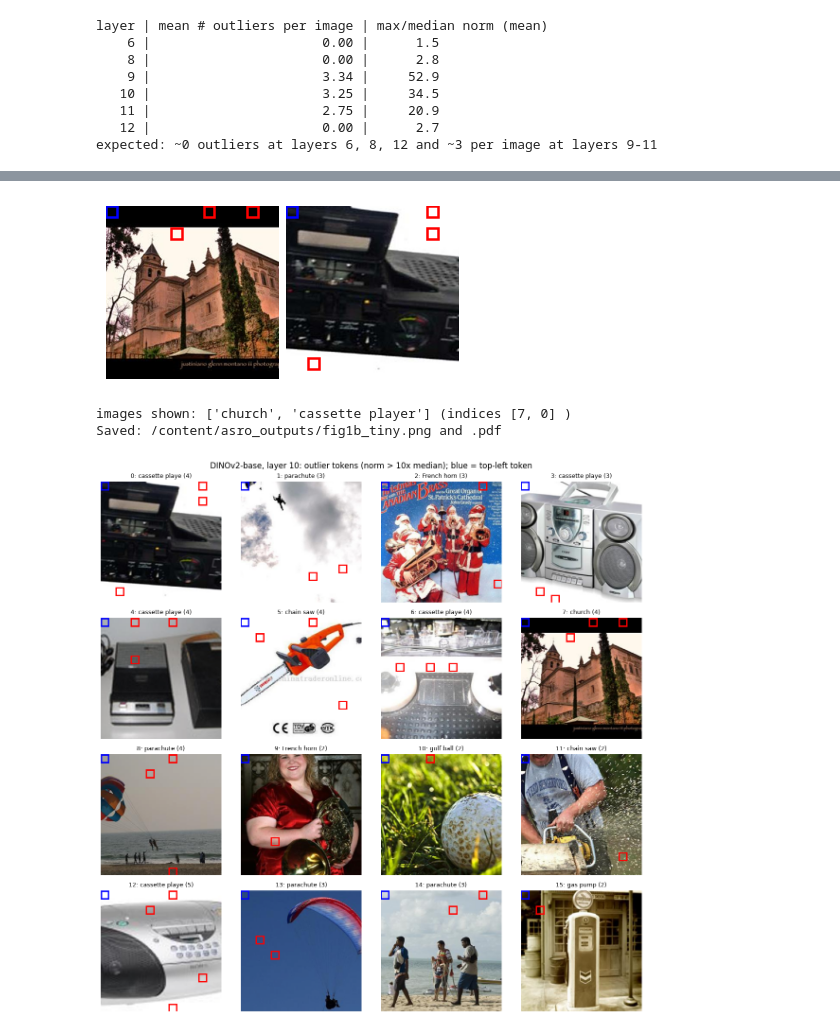
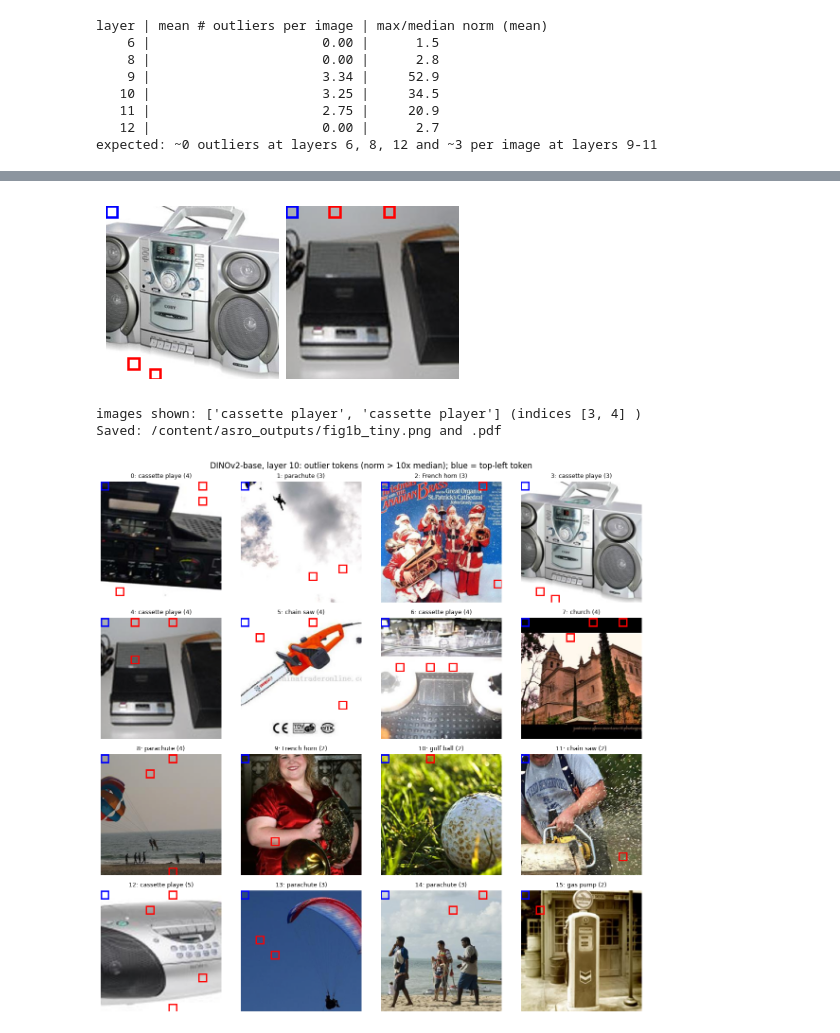
Before and after one commit to Savithakn/asro-pilot, a Jupyter notebook: notebooks/asro_pilot_v0.ipynb, the cells around one changed output, grey strips where cells are left out. Cells and saved outputs as stored; diff of their text form; code cells hidden in the pictures.

```diff
--- a/notebooks/asro_pilot_v0.ipynb
+++ b/notebooks/asro_pilot_v0.ipynb
@@ -553,25 +549,22 @@ expected (12 Nov run): corner share 1.00; redundancy ~0.67 vs ~0.42; border shar
 # %%
 # Cell 14 - Figure 1b for the proposal (tiny, two images without people), blue = top-left token, red = other outliers
 import matplotlib.patches
-WANT = ["church", "cassette player"]                     # classes with plain regions and no people
 names = [class_name(l) for l in labels]
-SHOW = [names.index(w) for w in WANT if w in names][:2]
-SHOW += [i for i in range(len(images)) if i not in SHOW][:2 - len(SHOW)]   # fallback if a class is missing
-m = outl[10]
+SHOW = [3, 4]          # cassette player (white background) + cassette recorder (grey surface)
 fig, axes = plt.subplots(1, 2, figsize=(3.6, 2.0))
 for ax, k in zip(axes, SHOW):
     ax.imshow(imgs[k].permute(1, 2, 0).numpy())
     for r_, c_ in zip(*np.nonzero(m[k])):
         col = "blue" if (r_, c_) == (0, 0) else "red"
         ax.add_patch(matplotlib.patches.Rectangle((c_ * PATCH, r_ * PATCH), PATCH, PATCH, fill=False, ec=col, lw=1.8))
     ax.axis("off")
 plt.subplots_adjust(left=0.01, right=0.99, top=0.99, bottom=0.01, wspace=0.04)
 plt.savefig(f"{OUT_DIR}/fig1b_tiny.png", dpi=300); plt.savefig(f"{OUT_DIR}/fig1b_tiny.pdf"); plt.show()
 print("images shown:", [names[k] for k in SHOW], "(indices", SHOW, ")")
 print("Saved:", f"{OUT_DIR}/fig1b_tiny.png and .pdf")
 # %% [output]
-[figure, old version]
+[figure, new version]
-images shown: ['church', 'cassette player'] (indices [7, 0] )
+images shown: ['cassette player', 'cassette player'] (indices [3, 4] )
 Saved: /content/asro_outputs/fig1b_tiny.png and .pdf
 # %%
 # Cell 15 - outlier map on 16 images (layer 10) + similarity histogram (for GitHub, not the proposal)
```
Also changed, not shown: parts of 5 cells of this notebook.
